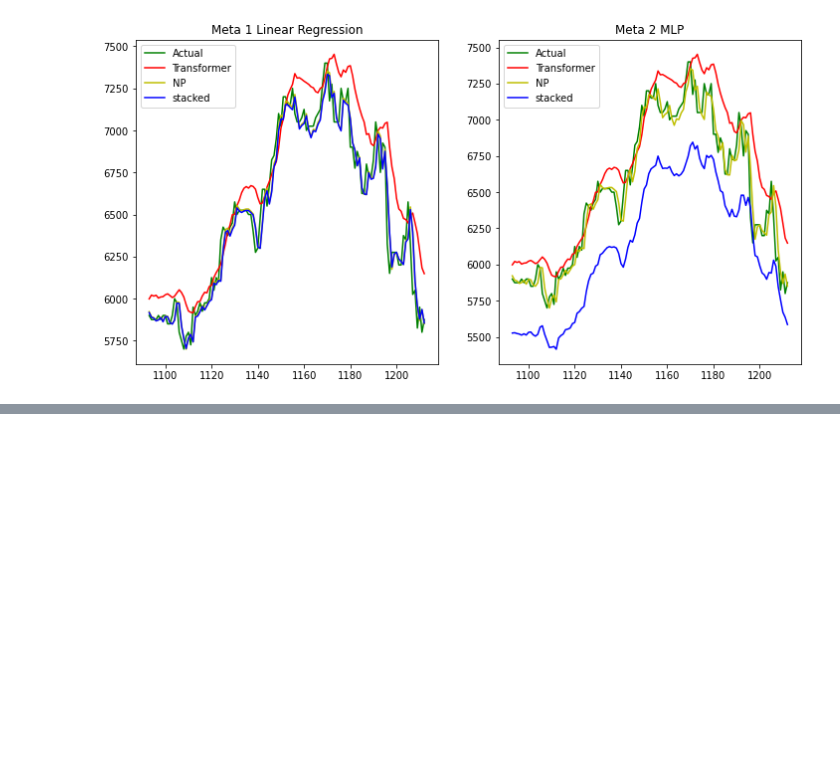
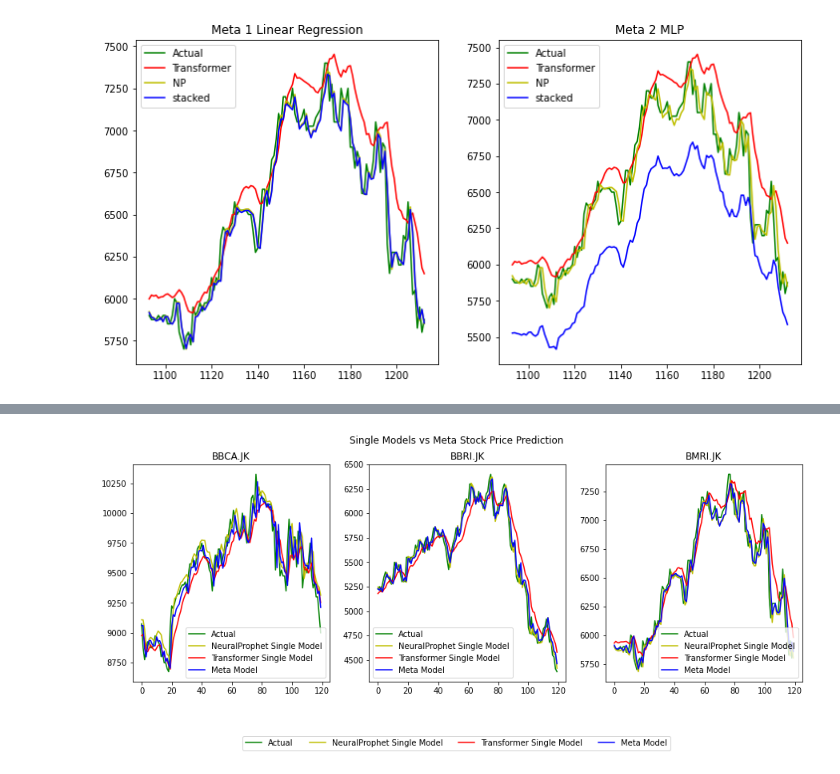
Before and after one commit to be-ryan/NP-TRANS, a Jupyter notebook: NP-Transformer2.ipynb, the cells around one changed output, grey strips where cells are left out. Cells and saved outputs as stored; diff of their text form; code cells hidden in the pictures; blank space fills up the shorter version.

```diff
--- a/NP-Transformer2.ipynb
+++ b/NP-Transformer2.ipynb
@@ -1559,9 +1538,23 @@ def single_np(np_train, n_lags):
 
     metrics = single_np.fit(np_train, progress="plot")
 
-    return
+    return single_np
+# %%
+def graph_single_vs_meta(axis, ds, y_test, np_y_pred, tf_y_pred, meta_pred, stock_name):
+    axis.cla()
+
+    axis.plot(range(len(y_test)), y_test, 'g-', label="Actual")
+    axis.plot(range(len(y_test)), np_y_pred[n_lags:], 'y', label="NeuralProphet Single Model")
+    axis.plot(range(len(y_test)), tf_y_pred[n_lags:], 'r', label="Transformer Single Model")
+    axis.plot(range(len(y_test)), meta_pred, 'b', label="Meta Model")
+
+    axis.set_title(stock_name)
+    # axis.legend()
 # %%
 #Single Models
+
+fig, axes = plt.subplots(1, len(ds_list), figsize=(15,5), sharey=False)
+fig.suptitle('Single Models vs Meta Stock Price Prediction')
 
 for idx, i in enumerate(ds_list):
     ds = pd.read_csv(f'../{i}.csv')
@@ -1582,8 +1575,10 @@ for idx, i in enumerate(ds_list):
 
     ds_np_train2, ds_np_val2, ds_np_test2 = ds_np[:valid_size], ds_np[valid_size:test_size], ds_np[test_size:]
 
-    np_model = single_np(ds_np_train2, 2)
+    n_lags = 2
+    np_model = single_np(ds_np_train2, n_lags)
     np_forecast = np_model.predict(ds_np_test2)
+
 
     # Transformer
     window_size = 10
@@ -1591,5 +1586,75 @@ for idx, i in enumerate(ds_list):
 
     X = []
     y = []
-    for i in range(len(ds['Close']))
+    for j in range(len(ds['Close']) - window_size):
+        X.append(ds['Close'][j:j+window_size])
+        y.append(ds['Close'][j+window_size])
+
+    # lists to arrays
+    X, y = np.array(X), np.array(y)
+
+    x_train2, x_test2 = X[:test_size], X[test_size:]
+    y_train2, y_test2 = y[:test_size], y[test_size:]
+
+    # standarization
+    scaler_X = StandardScaler()
+    scaler_y = StandardScaler()
+
+    x_train2 = scaler_X.fit_transform(x_train2)
+    y_train2 = scaler_y.fit_transform(y_train2.reshape(-1, 1)).flatten()
+
+    # Use the same transformation on the test data
+    x_test2 = scaler_X.transform(x_test2)
+    y_test2 = scaler_y.transform(y_test2.reshape(-1, 1)).flatten()
+
+    tf_model = build_transfromer(head_size=40, num_heads=60, ff_dim=60, num_trans_blocks=4, mlp_units=[256],
+                                mlp_dropout=0.10, dropout=0.10)
+
+    tf_model.compile(loss="mse", optimizer=Adam(learning_rate=0.0001), metrics=["mae", 'mape'])
+
+    callbacks = [tf.keras.callbacks.EarlyStopping(patience=10, restore_best_weights=True)]
+
+    history2 = tf_model.fit(x_train2, y_train2, batch_size=32, epochs=50,
+                         verbose=1, callbacks=callbacks)
+
+    tf_forecast = tf_model.predict(x_test2)
+
+    # adjustments
+    np_forecast = np_forecast[np_forecast['ds'].isin(ds_np_test2['ds'])].reset_index()
+
+    tf_forecast = tf_forecast.reshape(-1, 1)
+    tf_forecast = scaler_y.inverse_transform(tf_forecast)
+    y_test2 = scaler_y.inverse_transform(y_test2.reshape(-1, 1))
+
+
+    # Evaluations
+    print(f'Evaluation of {i}')
+    print("\nNeuralProphet Evaluation")
+    print(f"MAE: {mean_absolute_error(np_forecast['y'][n_lags:], np_forecast['yhat1'][n_lags:])}")
+    print(f"RMSE: {root_mean_squared_error(np_forecast['y'][n_lags:], np_forecast['yhat1'][n_lags:])}")
+    print(f"R2: {r2_score(np_forecast['y'][n_lags:], np_forecast['yhat1'][n_lags:])}")
+
+    print("\nTransformer Evaluation")
+    print(f"MAE: {mean_absolute_error(tf_forecast, y_test2)}")
+    print(f"RMSE: {root_mean_squared_error(tf_forecast, y_test2)}")
+    print(f"R2: {r2_score(tf_forecast, y_test2)}")
+
+    print('\nMeta Evaluation')
+    print(f"MAE: {meta_evaluations[i]['MAE']}")
+    print(f"RMSE: {meta_evaluations[i]['RMSE']}")
+    print(f"R2: {meta_evaluations[i]['R2']}")
+
+
+    # Prediction results graph
+    y_test = ds['Close'][-len(meta_results[i]):]
+    np_y_pred = np_forecast['yhat1'].values
+    tf_y_pred = tf_forecast.flatten()
+    meta_pred = meta_results[i]
+
+    graph_single_vs_meta(axes[idx], ds, y_test, np_y_pred, tf_y_pred, meta_pred, i)
+
+lines, labels = axes[0].get_legend_handles_labels()
+fig.legend(lines, labels, loc='upper center', bbox_to_anchor=(0.5, -0.05), ncol=4)
+
+plt.show()
 # %% [output]
@@ -1596,0 +1718 @@ SyntaxError: expected ':' (1073609985.py, line 31)
+[figure, added]
```
Also changed, not shown: parts of 8 cells of this notebook.
